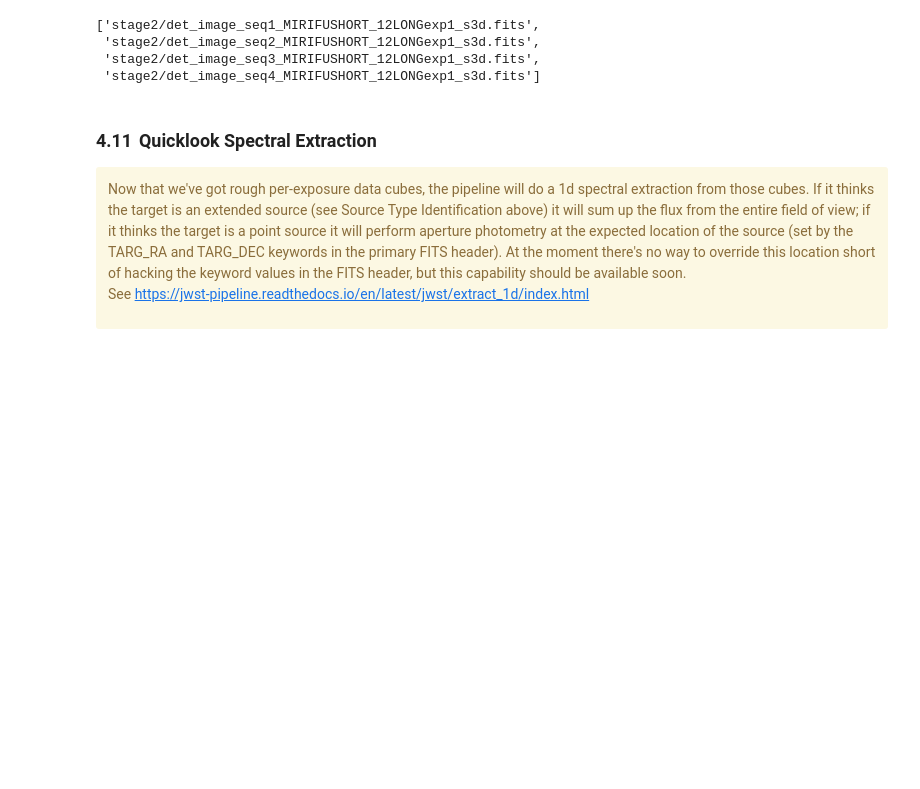
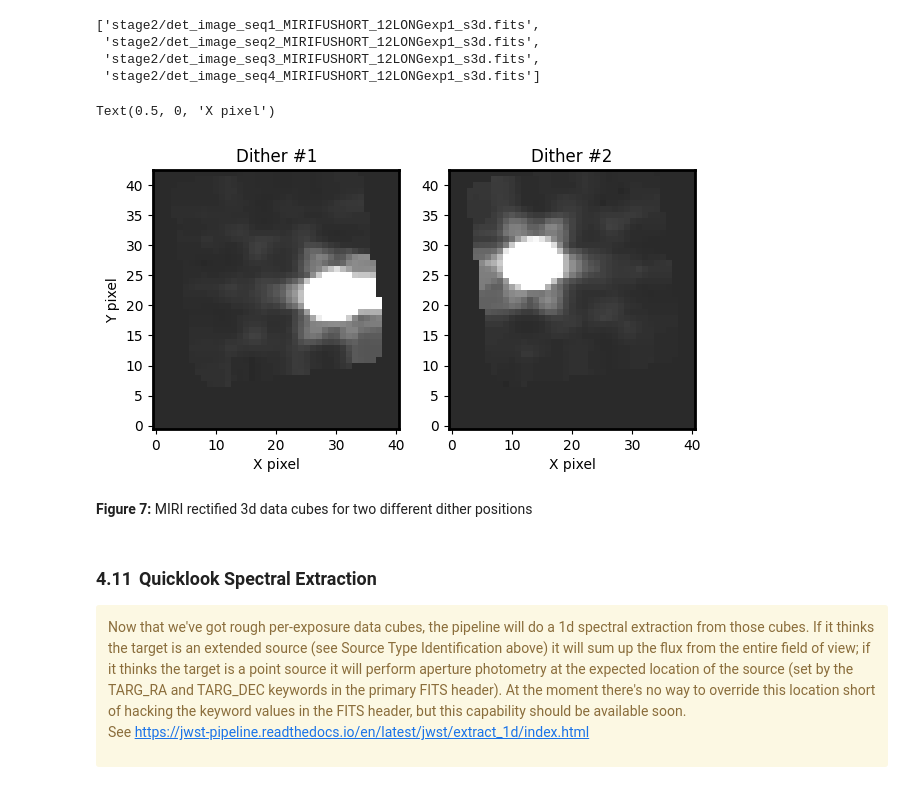
Before and after one commit to STScI-MIRI/MRS-ExampleNB, a Jupyter notebook: Notebook1/MRS_Notebook1.ipynb, the cells around one changed output. Cells and saved outputs as stored; diff of their text form; code cells hidden in the pictures; blank space fills up the shorter version.

```diff
--- a/Notebook1/MRS_Notebook1.ipynb
+++ b/Notebook1/MRS_Notebook1.ipynb
@@ -972,6 +954,33 @@ cubefiles
  'stage2/det_image_seq2_MIRIFUSHORT_12LONGexp1_s3d.fits',
  'stage2/det_image_seq3_MIRIFUSHORT_12LONGexp1_s3d.fits',
  'stage2/det_image_seq4_MIRIFUSHORT_12LONGexp1_s3d.fits']
+# %%
+# Now let's display a couple of these cubes
+hdu1 = fits.open(cubefiles[0])
+cube1 = hdu1['SCI'].data
+hdu2 = fits.open(cubefiles[1])
+cube2 = hdu2['SCI'].data
+
+# Use a linear stretch
+norm = ImageNormalize(cube1[0,:,:], vmin=-200,vmax=1e3,stretch=LinearStretch())
+
+rc('axes', linewidth=2)
+fig, (ax1,ax2) = plt.subplots(1,2, figsize=(7,7),dpi=100)
+
+# And plot the data
+ax1.imshow(cube1[0,:,:], cmap='gray',norm=norm,origin='lower')
+ax1.set_title('Dither #1')
+ax1.set_xlabel('X pixel')
+ax1.set_ylabel('Y pixel')
+
+ax2.imshow(cube2[0,:,:], cmap='gray',norm=norm,origin='lower')
+ax2.set_title('Dither #2')
+ax2.set_xlabel('X pixel')
+# %% [output]
+Text(0.5, 0, 'X pixel')
+[figure, added]
+# %% [markdown]
+<b>Figure 7:</b> MIRI rectified 3d data cubes for two different dither positions
 # %% [markdown]
 ### 4.11<font color='white'>-</font>Quicklook Spectral Extraction <a class="anchor" id="spec2x1d"></a> ###
 
```
Also changed, not shown: parts of 102 cells of this notebook, 1 other file.
